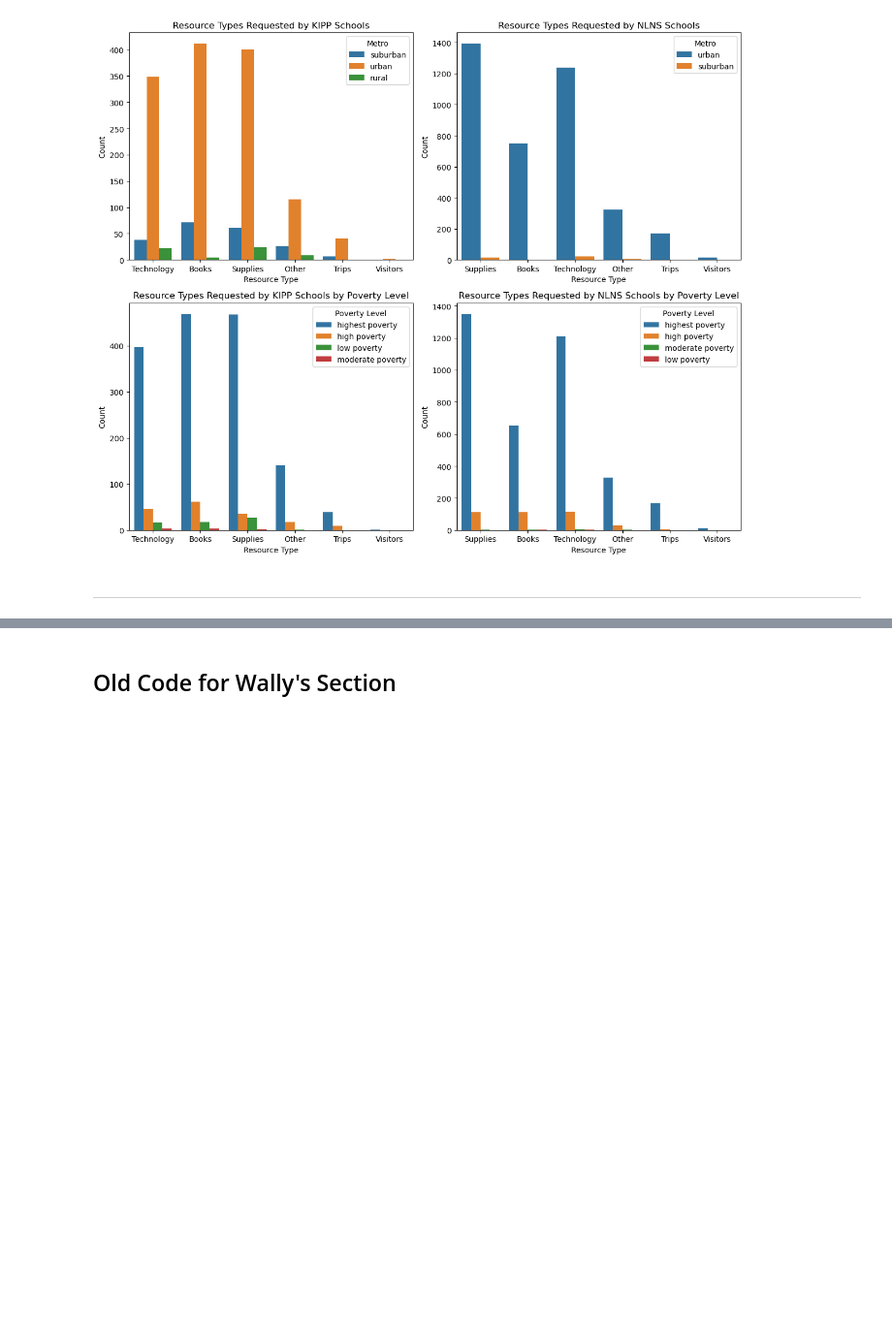
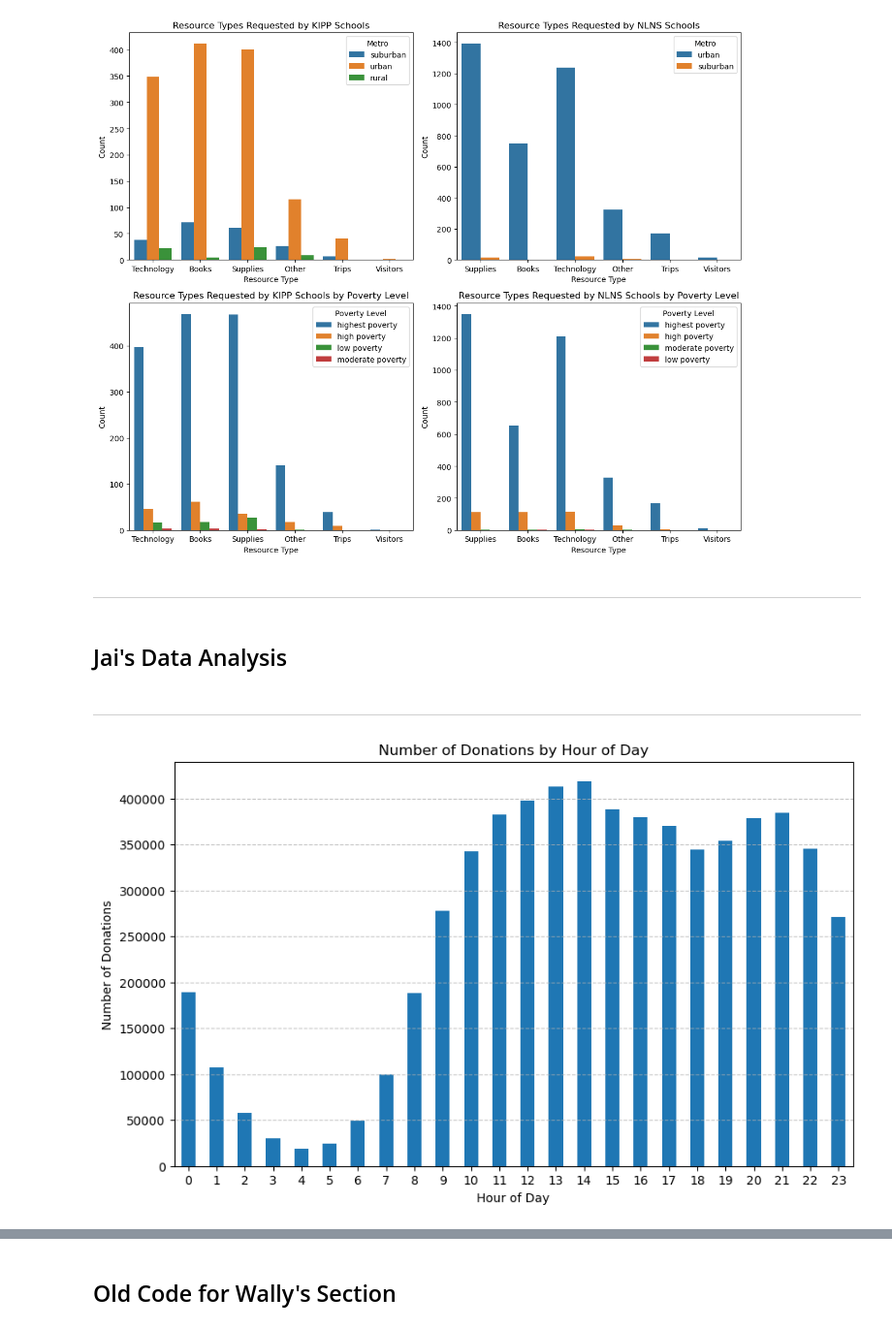
Before and after one commit to wallychang88/pythonforbusiness, a Jupyter notebook: Project_starterFile.ipynb, the cells around one changed output, grey strips where cells are left out. Shown at 97% size. Cells and saved outputs as stored; diff of their text form; code cells hidden in the pictures; blank space fills up the shorter version.

```diff
--- a/Project_starterFile.ipynb
+++ b/Project_starterFile.ipynb
@@ -709,3 +707,24 @@ plt.show()
 [figure]
 # %% [markdown]
 ________________________________________________________________________________________________
+# %% [markdown]
+## Jai's Data Analysis
+# %% [markdown]
+________________________________________________________________________________________________
+# %%
+# Code adjusted based on suggestions from ChatGPT, OpenAI, 2023
+# Analyzing Donation Timestamp
+combined_df['donation_timestamp'] = pd.to_datetime(combined_df['donation_timestamp'])
+combined_df['hour_of_day'] = combined_df['donation_timestamp'].dt.hour
+hourly_donations = combined_df['hour_of_day'].value_counts().sort_index()
+plt.figure(figsize=(10, 6))
+hourly_donations.plot(kind='bar')
+plt.title('Number of Donations by Hour of Day')
+plt.xlabel('Hour of Day')
+plt.ylabel('Number of Donations')
+plt.xticks(range(0, 24), rotation=0)
+plt.grid(axis='y', linestyle='--', alpha=0.7)
+plt.savefig('Number of Donations by Hour of Day.png', dpi=300, bbox_inches='tight')
+plt.show()
+# %% [output]
+[figure, added]
```
Also changed, not shown: parts of 12 cells of this notebook.
